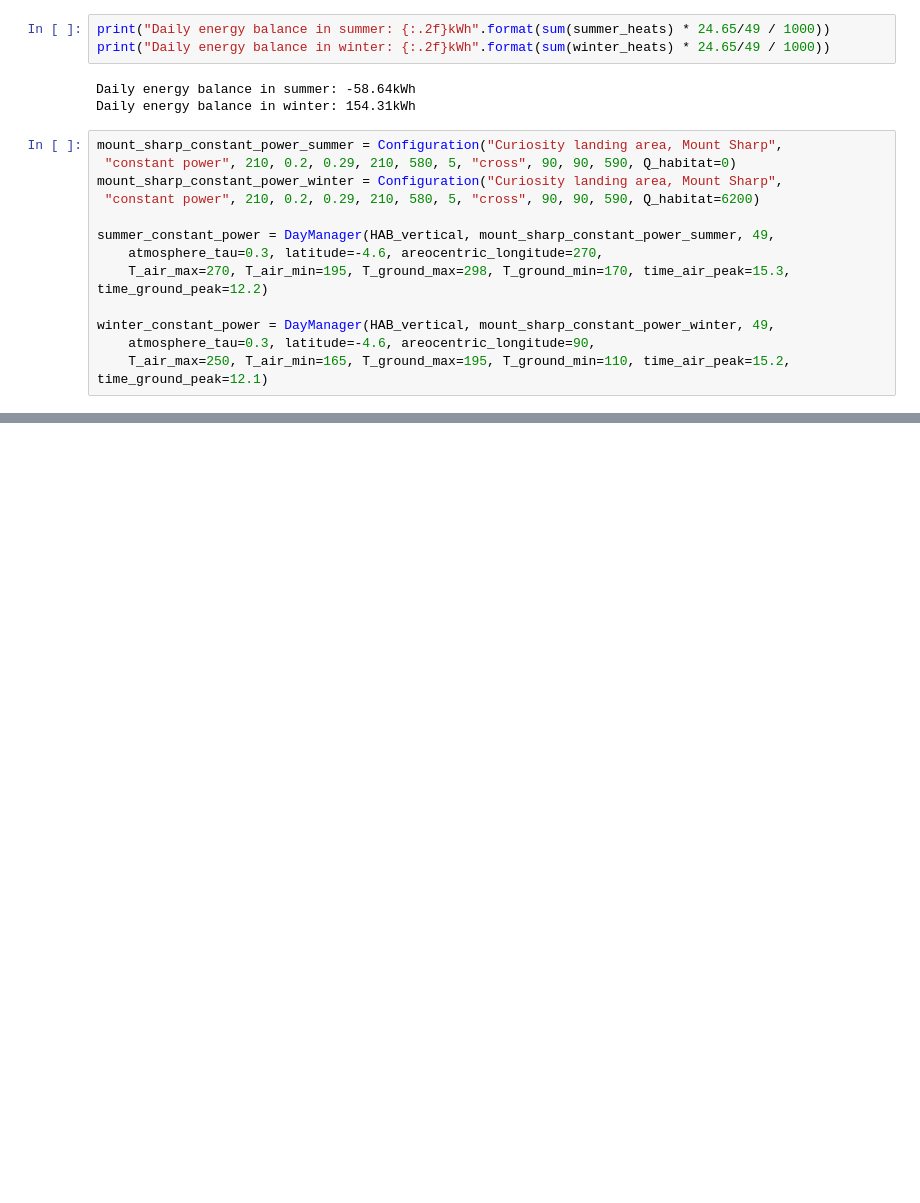
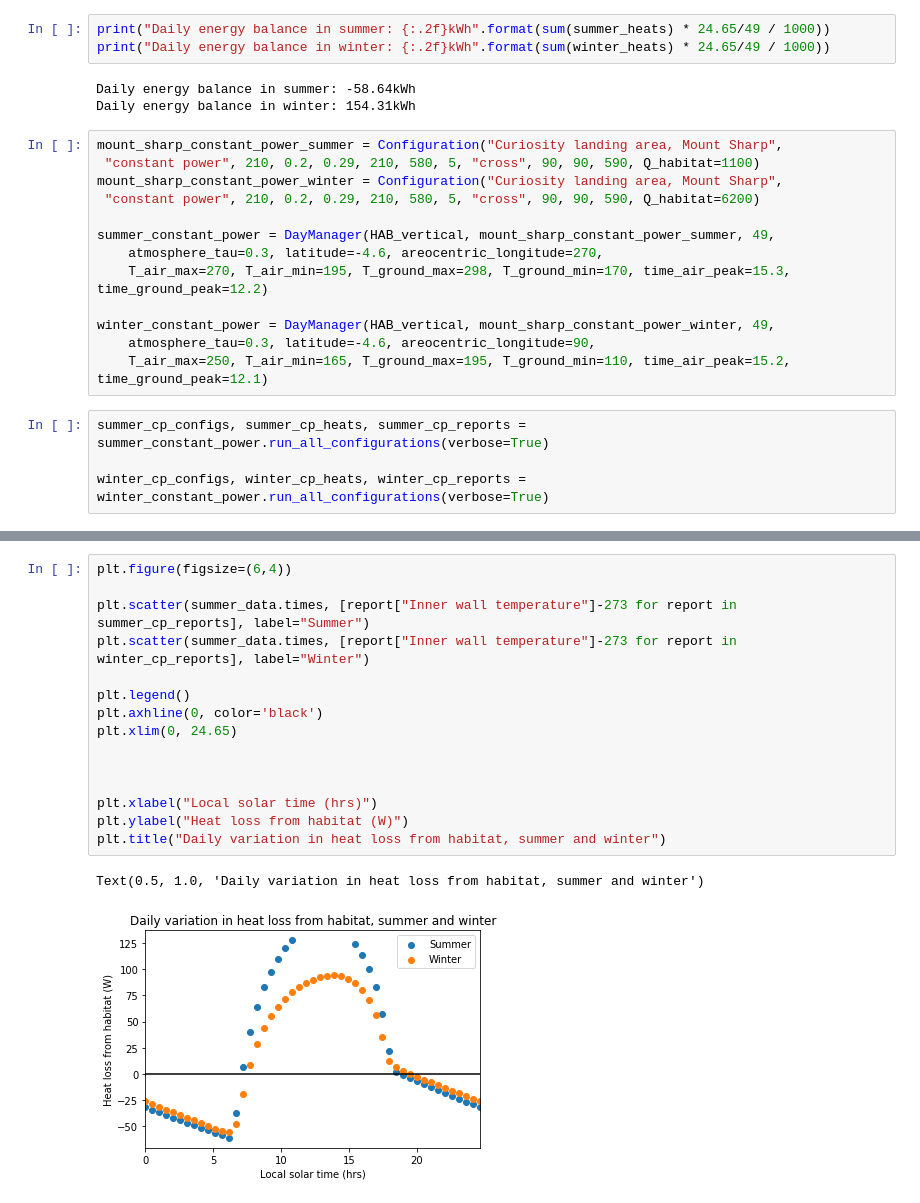
Before and after one commit to smross106/Syrtis, a Jupyter notebook: Daily Swing.ipynb, the cells around one changed output, grey strips where cells are left out. Saved outputs shown, nothing was run; the diff lists cells and outputs as text; blank space fills up the shorter version.

Commit message:
Further tweaks to Daily Swing

```diff
--- a/Daily Swing.ipynb
+++ b/Daily Swing.ipynb
@@ -171,7 +161,7 @@ Daily energy balance in summer: -58.64kWh
 Daily energy balance in winter: 154.31kWh
 # %%
 mount_sharp_constant_power_summer = Configuration("Curiosity landing area, Mount Sharp",
- "constant power", 210, 0.2, 0.29, 210, 580, 5, "cross", 90, 90, 590, Q_habitat=0)
+ "constant power", 210, 0.2, 0.29, 210, 580, 5, "cross", 90, 90, 590, Q_habitat=1100)
 mount_sharp_constant_power_winter = Configuration("Curiosity landing area, Mount Sharp",
  "constant power", 210, 0.2, 0.29, 210, 580, 5, "cross", 90, 90, 590, Q_habitat=6200)
 
@@ -182,3 +172,7 @@ summer_constant_power = DayManager(HAB_vertical, mount_sharp_constant_power_summ
 winter_constant_power = DayManager(HAB_vertical, mount_sharp_constant_power_winter, 49,
     atmosphere_tau=0.3, latitude=-4.6, areocentric_longitude=90,
     T_air_max=250, T_air_min=165, T_ground_max=195, T_ground_min=110, time_air_peak=15.2, time_ground_peak=12.1)
+# %%
+summer_cp_configs, summer_cp_heats, summer_cp_reports = summer_constant_power.run_all_configurations(verbose=True)
+
+winter_cp_configs, winter_cp_heats, winter_cp_reports = winter_constant_power.run_all_configurations(verbose=True)
@@ -184,0 +196,18 @@ winter_constant_power = DayManager(HAB_vertical, mount_sharp_constant_power_wint
+# %%
+plt.figure(figsize=(6,4))
+
+plt.scatter(summer_data.times, [report["Inner wall temperature"]-273 for report in summer_cp_reports], label="Summer")
+plt.scatter(summer_data.times, [report["Inner wall temperature"]-273 for report in winter_cp_reports], label="Winter")
+
+plt.legend()
+plt.axhline(0, color='black')
+plt.xlim(0, 24.65)
+
+
+
+plt.xlabel("Local solar time (hrs)")
+plt.ylabel("Heat loss from habitat (W)")
+plt.title("Daily variation in heat loss from habitat, summer and winter")
+# %% [output]
+Text(0.5, 1.0, 'Daily variation in heat loss from habitat, summer and winter')
+[figure, added]
```
Also changed, not shown: parts of 3 cells of this notebook, 1 other file.
